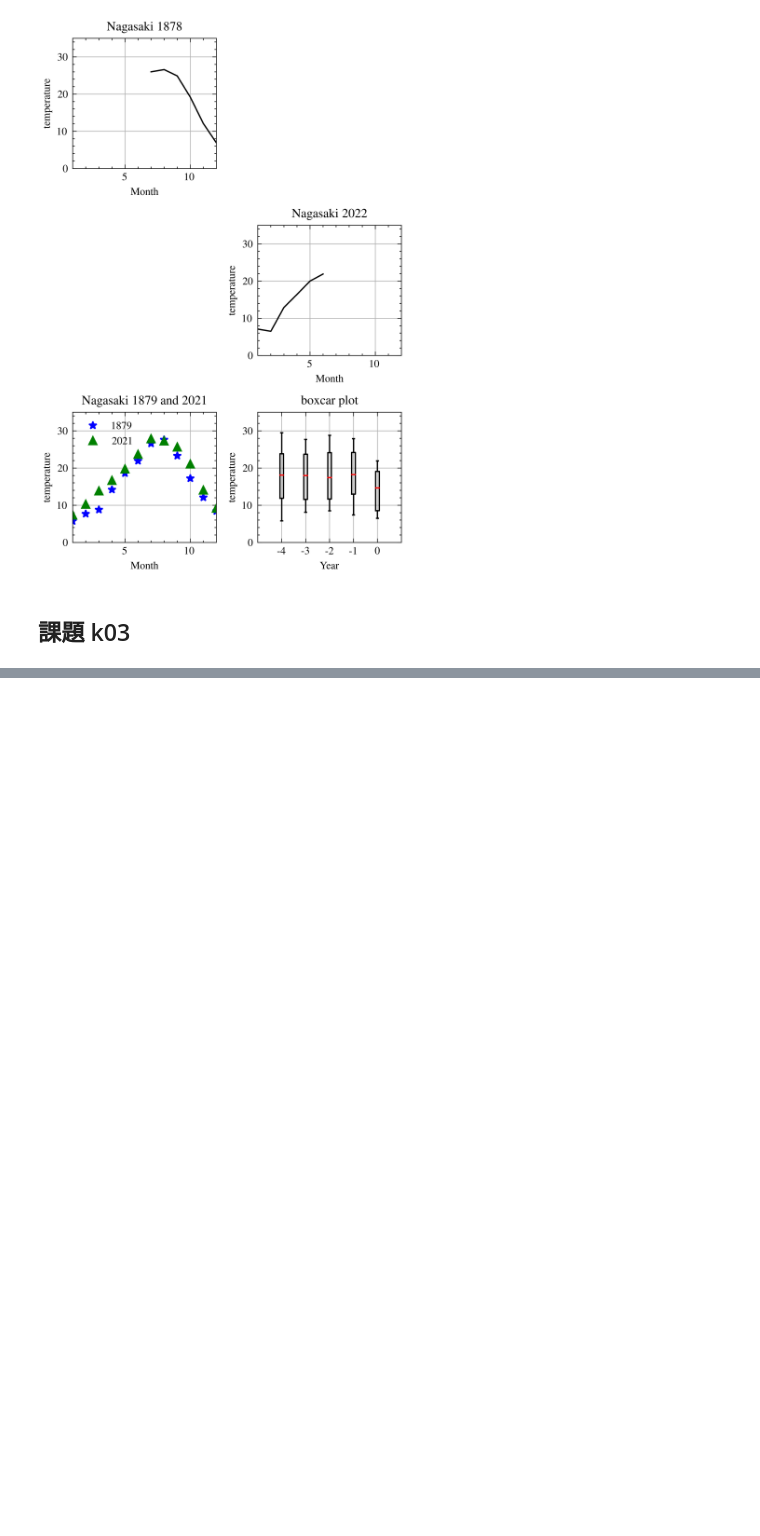
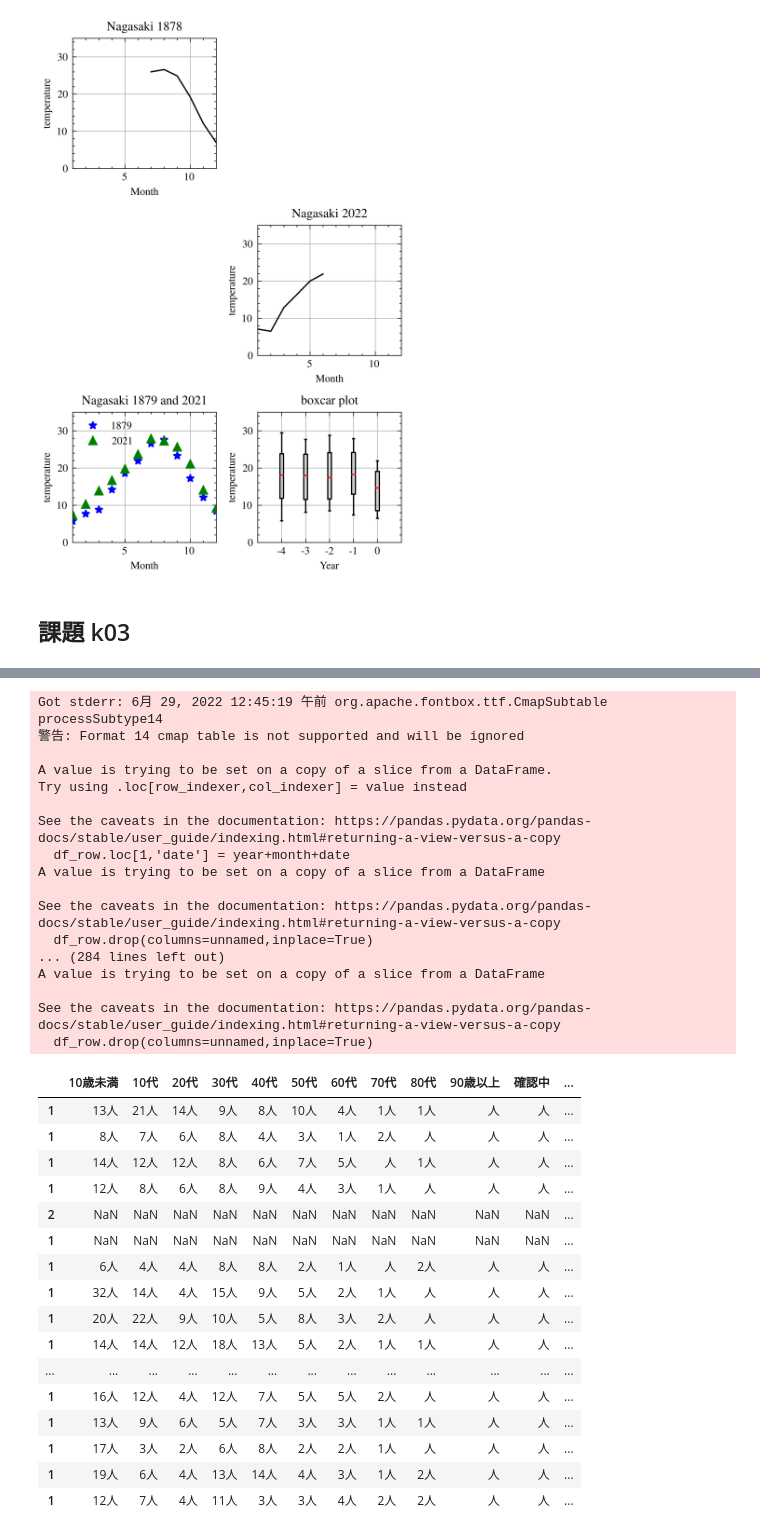
Before and after one commit to helmenov/psp2, a Jupyter notebook: d09/readme.ipynb, the cells around one changed output, grey strips where cells are left out. Cells and saved outputs as stored; diff of their text form; code cells hidden in the pictures; blank space fills up the shorter version.

```diff
--- a/d09/readme.ipynb
+++ b/d09/readme.ipynb
@@ -768,0 +778,62 @@ No artists with labels found to put in legend.  Note that artists whose label st
+# %%
+import pandas as pd
+import tabula # tabula-py: pdfをDataFrameに読むために必要
+
+url_base = 'https://www.city.nagasaki.lg.jp/fukushi/450000/454000/p034301_d/fil/'
+year = '2022'
+month = '06'
+df = pd.DataFrame()
+for date in range(1,28):
+    date = f'{date:02d}'
+    url = url_base + year + month + date
+    try:
+        dflist = tabula.read_pdf(url+'.pdf', lattice=True, pandas_options={'header':1}, pages='2')
+    except:
+        url = url + '-1'
+        dflist = tabula.read_pdf(url+'.pdf', lattice=True, pandas_options={'header':1}, pages='2')
+    df_row = dflist[1][-1:]
+    df_row.loc[1,'date'] = year+month+date
+    cols = df_row.columns.tolist()
+    unnamed = [x for x in cols if x.startswith('Unnamed:')]
+    df_row.drop(columns=unnamed,inplace=True)
+    df = pd.concat([df,df_row])
+df
+
+#df = dflist[2]
+#df.columns = dflist[2].iloc[0].tolist()
+#df
+# %% [output]
+Got stderr: 6月 29, 2022 12:45:19 午前 org.apache.fontbox.ttf.CmapSubtable processSubtype14
+警告: Format 14 cmap table is not supported and will be ignored
+
+A value is trying to be set on a copy of a slice from a DataFrame.
+Try using .loc[row_indexer,col_indexer] = value instead
+
+See the caveats in the documentation: https://pandas.pydata.org/pandas-docs/stable/user_guide/indexing.html#returning-a-view-versus-a-copy
+  df_row.loc[1,'date'] = year+month+date
+A value is trying to be set on a copy of a slice from a DataFrame
+
+See the caveats in the documentation: https://pandas.pydata.org/pandas-docs/stable/user_guide/indexing.html#returning-a-view-versus-a-copy
+  df_row.drop(columns=unnamed,inplace=True)
+... (284 lines left out)
+A value is trying to be set on a copy of a slice from a DataFrame
+
+See the caveats in the documentation: https://pandas.pydata.org/pandas-docs/stable/user_guide/indexing.html#returning-a-view-versus-a-copy
+  df_row.drop(columns=unnamed,inplace=True)
+|  | 10歳未満 | 10代 | 20代 | 30代 | 40代 | 50代 | 60代 | 70代 | 80代 | 90歳以上 | 確認中 | ... |
+| 1 | 13人 | 21人 | 14人 | 9人 | 8人 | 10人 | 4人 | 1人 | 1人 | 人 | 人 | ... |
+| 1 | 8人 | 7人 | 6人 | 8人 | 4人 | 3人 | 1人 | 2人 | 人 | 人 | 人 | ... |
+| 1 | 14人 | 12人 | 12人 | 8人 | 6人 | 7人 | 5人 | 人 | 1人 | 人 | 人 | ... |
+| 1 | 12人 | 8人 | 6人 | 8人 | 9人 | 4人 | 3人 | 1人 | 人 | 人 | 人 | ... |
+| 2 | NaN | NaN | NaN | NaN | NaN | NaN | NaN | NaN | NaN | NaN | NaN | ... |
+| 1 | NaN | NaN | NaN | NaN | NaN | NaN | NaN | NaN | NaN | NaN | NaN | ... |
+| 1 | 6人 | 4人 | 4人 | 8人 | 8人 | 2人 | 1人 | 人 | 2人 | 人 | 人 | ... |
+| 1 | 32人 | 14人 | 4人 | 15人 | 9人 | 5人 | 2人 | 1人 | 人 | 人 | 人 | ... |
+| 1 | 20人 | 22人 | 9人 | 10人 | 5人 | 8人 | 3人 | 2人 | 人 | 人 | 人 | ... |
+| 1 | 14人 | 14人 | 12人 | 18人 | 13人 | 5人 | 2人 | 1人 | 1人 | 人 | 人 | ... |
+| ... | ... | ... | ... | ... | ... | ... | ... | ... | ... | ... | ... | ... |
+| 1 | 16人 | 12人 | 4人 | 12人 | 7人 | 5人 | 5人 | 2人 | 人 | 人 | 人 | ... |
+| 1 | 13人 | 9人 | 6人 | 5人 | 7人 | 3人 | 3人 | 1人 | 1人 | 人 | 人 | ... |
+| 1 | 17人 | 3人 | 2人 | 6人 | 8人 | 2人 | 2人 | 1人 | 人 | 人 | 人 | ... |
+| 1 | 19人 | 6人 | 4人 | 13人 | 14人 | 4人 | 3人 | 1人 | 2人 | 人 | 人 | ... |
+| 1 | 12人 | 7人 | 4人 | 11人 | 3人 | 3人 | 4人 | 2人 | 2人 | 人 | 人 | ... |
```
Also changed, not shown: parts of 1 cell of this notebook.
